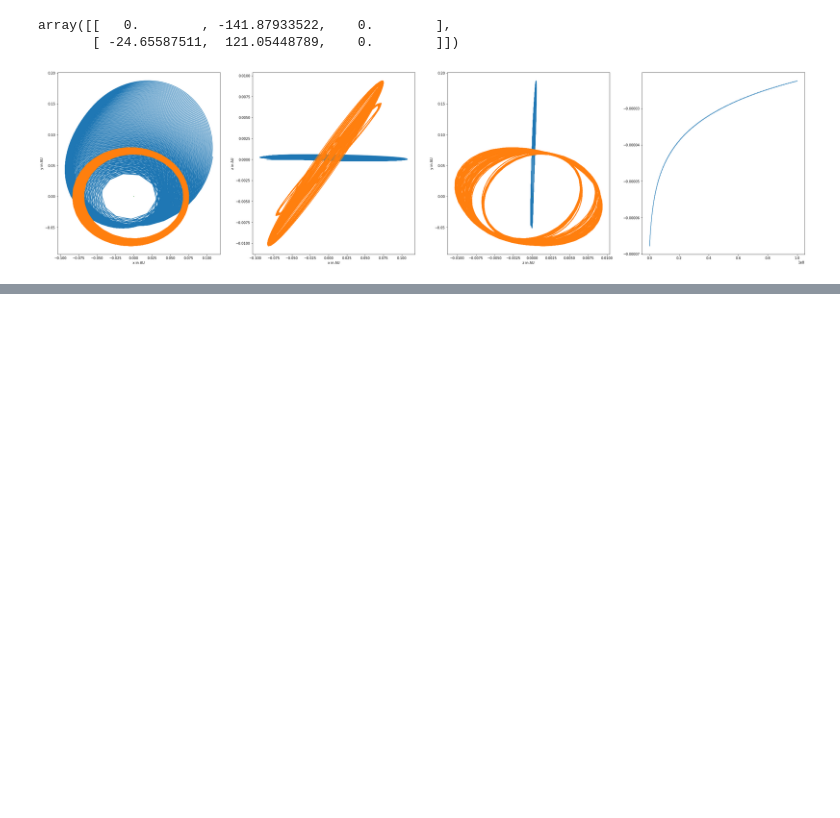
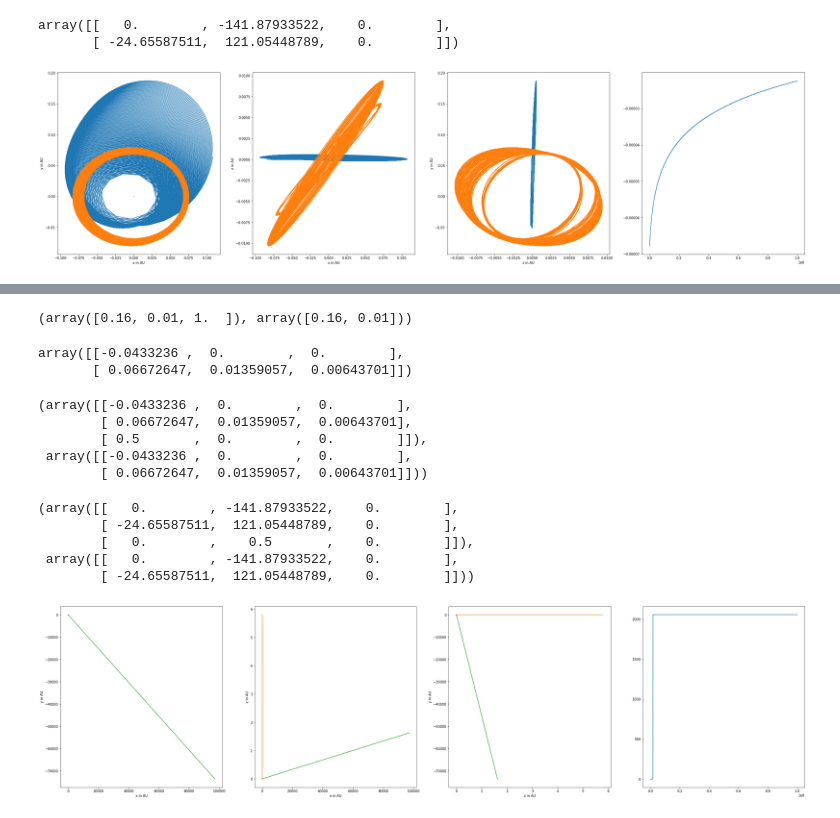
Before and after one commit to jnaiman/csci-p-14110, a Jupyter notebook: lesson05/inClass_lesson05.ipynb, the cells around one changed output, grey strips where cells are left out. Cells and saved outputs as stored; diff of their text form; code cells hidden in the pictures; blank space fills up the shorter version.

Commit message:
adding a jupiter planet

```diff
--- a/lesson05/inClass_lesson05.ipynb
+++ b/lesson05/inClass_lesson05.ipynb
@@ -232,0 +237,73 @@ plt.show()
+# %%
+planet_mass2 = np.append(planet_mass, 1.0) # adding in a jupiter
+# %%
+planet_mass2, planet_mass
+# %% [output]
+(array([0.16, 0.01, 1.  ]), array([0.16, 0.01]))
+# %%
+planet_initial_position
+# %% [output]
+array([[-0.0433236 ,  0.        ,  0.        ],
+       [ 0.06672647,  0.01359057,  0.00643701]])
+# %%
+planet_initial_position2 = np.append(planet_initial_position, [[0.5, 0, 0]], axis=0)
+planet_initial_position2, planet_initial_position
+# %% [output]
+(array([[-0.0433236 ,  0.        ,  0.        ],
+        [ 0.06672647,  0.01359057,  0.00643701],
+        [ 0.5       ,  0.        ,  0.        ]]),
+ array([[-0.0433236 ,  0.        ,  0.        ],
+        [ 0.06672647,  0.01359057,  0.00643701]]))
+# %%
+planet_initial_velocity2 = np.append(planet_initial_velocity, [[0.0, 0.5, 0]], axis=0)
+planet_initial_velocity2, planet_initial_velocity
+# %% [output]
+(array([[   0.        , -141.87933522,    0.        ],
+        [ -24.65587511,  121.05448789,    0.        ],
+        [   0.        ,    0.5       ,    0.        ]]),
+ array([[   0.        , -141.87933522,    0.        ],
+        [ -24.65587511,  121.05448789,    0.        ]]))
+# %%
+r_h2, v_h2, t_h2, E_h2 = do_hermite(star_mass,
+                               planet_mass2,
+                               planet_initial_position2,
+                               planet_initial_velocity2,
+                               tfinal=1e8, Nsteps=5000,
+                               threeDee=True)
+# %%
+# we'll plot this
+fig, ax = plt.subplots(1, 4, figsize=(10*4, 10))
+
+# my X vs. Y plot
+# loop over the number of particles in this sim
+# coordinate plot
+for i in range(r_h2.shape[0]):
+    ax[0].plot(r_h2[i,0,:], r_h2[i, 1, :])
+# label my axis
+ax[0].set_xlabel('x in AU')
+ax[0].set_ylabel('y in AU')
+
+# my Z vs. Y plot
+# loop over the number of particles in this sim
+# coordinate plot
+for i in range(r_h2.shape[0]): # looping over number of planets
+    ax[1].plot(r_h2[i,0,:], r_h2[i, 2, :])
+# label my axis
+ax[1].set_xlabel('x in AU')
+ax[1].set_ylabel('z in AU')
+
+# my Y vs. Z plot
+# loop over the number of particles in this sim
+# coordinate plot
+for i in range(r_h2.shape[0]): # looping over number of planets
+    ax[2].plot(r_h2[i,2,:], r_h2[i, 1, :])
+# label my axis
+ax[2].set_xlabel('z in AU')
+ax[2].set_ylabel('y in AU')
+
+# energy plot
+ax[3].plot(t_h2, E_h2)
+
+plt.show()
+# %% [output]
+[figure, added]
```
Also changed, not shown: parts of 1 cell of this notebook, 1 other file.
